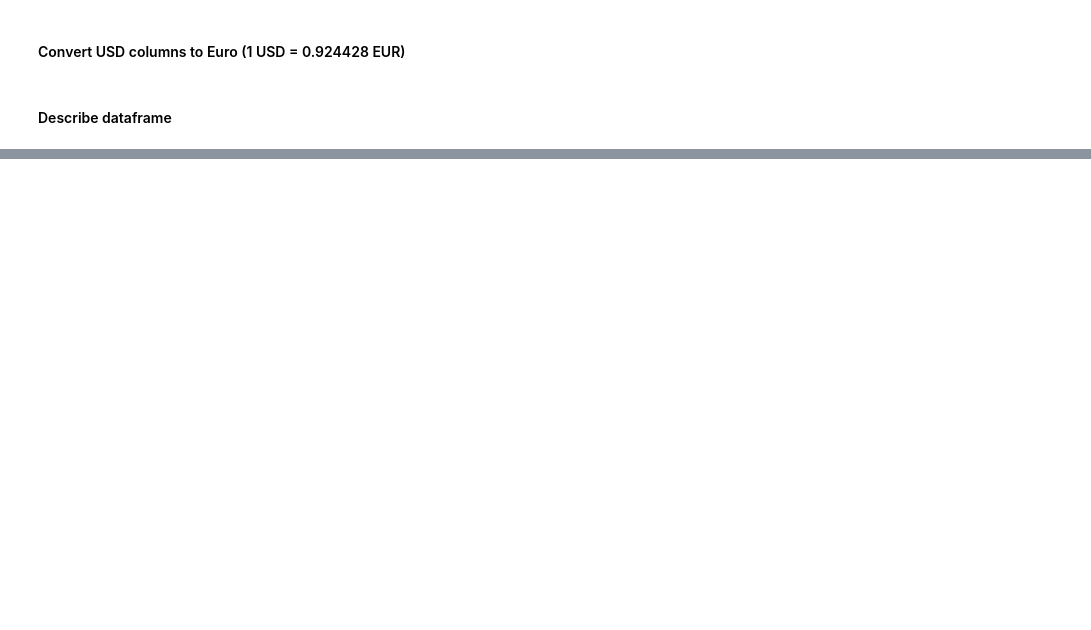
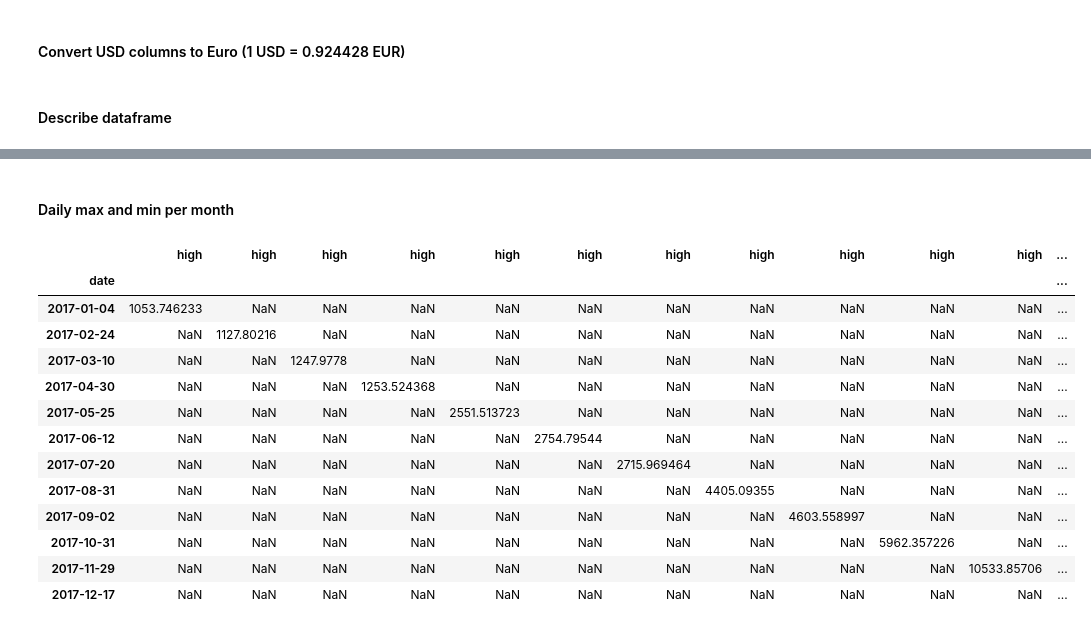
Before and after one commit to tiagohorta21/bitcoin_idc, a Jupyter notebook: main.ipynb, the cells around one changed output, grey strips where cells are left out. Cells and saved outputs as stored; diff of their text form; code cells hidden in the pictures; blank space fills up the shorter version.

```diff
--- a/main.ipynb
+++ b/main.ipynb
@@ -93,0 +119,4 @@ plot_1 = day_resample_max.plot()
+# %%
+# Get the max value and compare it from now on
+max_daily_bitcoin_2017 = bitcoin_2017['high'].resample('D').max()
+max_daily_bitcoin_2017
@@ -205,0 +208,25 @@ bitcoin_2017
+# %% [markdown]
+#### Daily max and min per month
+# %%
+monthly_max_bitcoin_2017 = bitcoin_2017['high'].resample('M').max()
+
+maxDaily = []
+for col in monthly_max_bitcoin_2017:
+    maxDaily.append(max_daily_bitcoin_2017[max_daily_bitcoin_2017 == col])
+
+pd.DataFrame(maxDaily).transpose()
+# %% [output]
+|  | high | high | high | high | high | high | high | high | high | high | high | ... |
+| date |  |  |  |  |  |  |  |  |  |  |  | ... |
+| 2017-01-04 | 1053.746233 | NaN | NaN | NaN | NaN | NaN | NaN | NaN | NaN | NaN | NaN | ... |
+| 2017-02-24 | NaN | 1127.80216 | NaN | NaN | NaN | NaN | NaN | NaN | NaN | NaN | NaN | ... |
+| 2017-03-10 | NaN | NaN | 1247.9778 | NaN | NaN | NaN | NaN | NaN | NaN | NaN | NaN | ... |
+| 2017-04-30 | NaN | NaN | NaN | 1253.524368 | NaN | NaN | NaN | NaN | NaN | NaN | NaN | ... |
+| 2017-05-25 | NaN | NaN | NaN | NaN | 2551.513723 | NaN | NaN | NaN | NaN | NaN | NaN | ... |
+| 2017-06-12 | NaN | NaN | NaN | NaN | NaN | 2754.79544 | NaN | NaN | NaN | NaN | NaN | ... |
+| 2017-07-20 | NaN | NaN | NaN | NaN | NaN | NaN | 2715.969464 | NaN | NaN | NaN | NaN | ... |
+| 2017-08-31 | NaN | NaN | NaN | NaN | NaN | NaN | NaN | 4405.09355 | NaN | NaN | NaN | ... |
+| 2017-09-02 | NaN | NaN | NaN | NaN | NaN | NaN | NaN | NaN | 4603.558997 | NaN | NaN | ... |
+| 2017-10-31 | NaN | NaN | NaN | NaN | NaN | NaN | NaN | NaN | NaN | 5962.357226 | NaN | ... |
+| 2017-11-29 | NaN | NaN | NaN | NaN | NaN | NaN | NaN | NaN | NaN | NaN | 10533.85706 | ... |
+| 2017-12-17 | NaN | NaN | NaN | NaN | NaN | NaN | NaN | NaN | NaN | NaN | NaN | ... |
```
Also changed, not shown: parts of 38 cells of this notebook.
